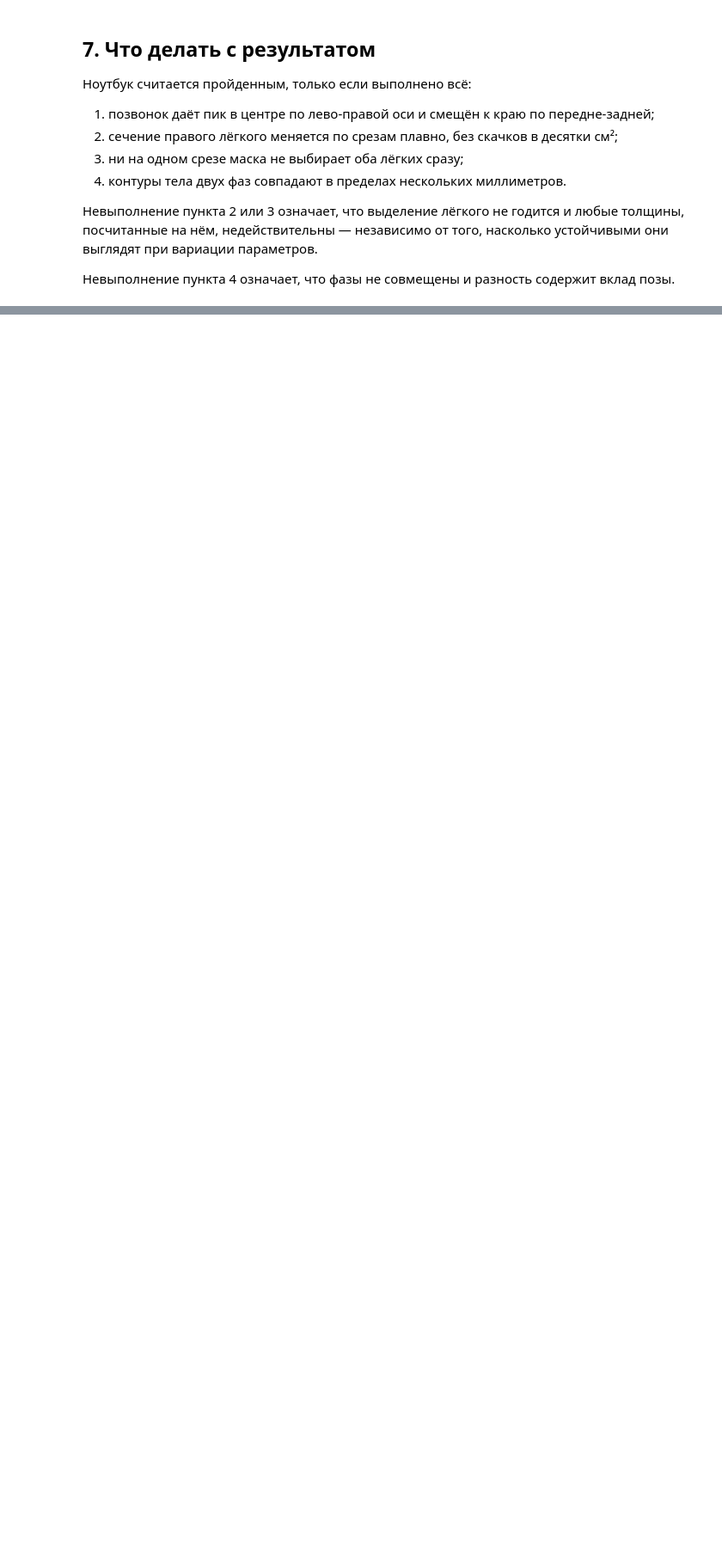
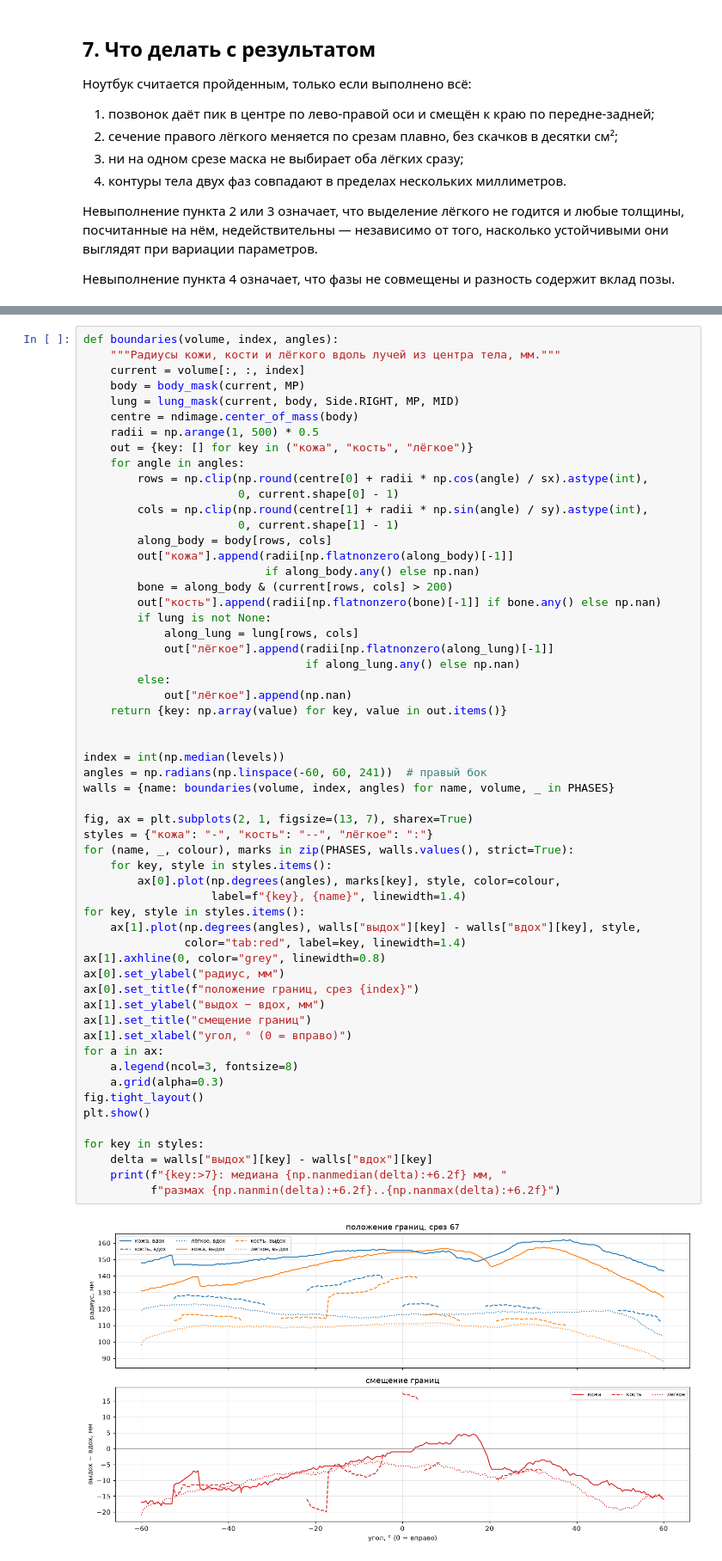
Before and after one commit to NixWrk/PhD_Disser, a Jupyter notebook: breath geometry/notebooks/01_inhale_exhale_inspection.ipynb, the cells around one changed output, grey strips where cells are left out. Shown at 86% size. Cells and saved outputs as stored; diff of their text form; blank space fills up the shorter version.

```diff
--- a/breath geometry/notebooks/01_inhale_exhale_inspection.ipynb
+++ b/breath geometry/notebooks/01_inhale_exhale_inspection.ipynb
@@ -325,0 +409,59 @@ plt.show()
+# %%
+def boundaries(volume, index, angles):
+    """Радиусы кожи, кости и лёгкого вдоль лучей из центра тела, мм."""
+    current = volume[:, :, index]
+    body = body_mask(current, MP)
+    lung = lung_mask(current, body, Side.RIGHT, MP, MID)
+    centre = ndimage.center_of_mass(body)
+    radii = np.arange(1, 500) * 0.5
+    out = {key: [] for key in ("кожа", "кость", "лёгкое")}
+    for angle in angles:
+        rows = np.clip(np.round(centre[0] + radii * np.cos(angle) / sx).astype(int),
+                       0, current.shape[0] - 1)
+        cols = np.clip(np.round(centre[1] + radii * np.sin(angle) / sy).astype(int),
+                       0, current.shape[1] - 1)
+        along_body = body[rows, cols]
+        out["кожа"].append(radii[np.flatnonzero(along_body)[-1]]
+                           if along_body.any() else np.nan)
+        bone = along_body & (current[rows, cols] > 200)
+        out["кость"].append(radii[np.flatnonzero(bone)[-1]] if bone.any() else np.nan)
+        if lung is not None:
+            along_lung = lung[rows, cols]
+            out["лёгкое"].append(radii[np.flatnonzero(along_lung)[-1]]
+                                 if along_lung.any() else np.nan)
+        else:
+            out["лёгкое"].append(np.nan)
+    return {key: np.array(value) for key, value in out.items()}
+
+
+index = int(np.median(levels))
+angles = np.radians(np.linspace(-60, 60, 241))  # правый бок
+walls = {name: boundaries(volume, index, angles) for name, volume, _ in PHASES}
+
+fig, ax = plt.subplots(2, 1, figsize=(13, 7), sharex=True)
+styles = {"кожа": "-", "кость": "--", "лёгкое": ":"}
+for (name, _, colour), marks in zip(PHASES, walls.values(), strict=True):
+    for key, style in styles.items():
+        ax[0].plot(np.degrees(angles), marks[key], style, color=colour,
+                   label=f"{key}, {name}", linewidth=1.4)
+for key, style in styles.items():
+    ax[1].plot(np.degrees(angles), walls["выдох"][key] - walls["вдох"][key], style,
+               color="tab:red", label=key, linewidth=1.4)
+ax[1].axhline(0, color="grey", linewidth=0.8)
+ax[0].set_ylabel("радиус, мм")
+ax[0].set_title(f"положение границ, срез {index}")
+ax[1].set_ylabel("выдох − вдох, мм")
+ax[1].set_title("смещение границ")
+ax[1].set_xlabel("угол, ° (0 = вправо)")
+for a in ax:
+    a.legend(ncol=3, fontsize=8)
+    a.grid(alpha=0.3)
+fig.tight_layout()
+plt.show()
+
+for key in styles:
+    delta = walls["выдох"][key] - walls["вдох"][key]
+    print(f"{key:>7}: медиана {np.nanmedian(delta):+6.2f} мм, "
+          f"размах {np.nanmin(delta):+6.2f}..{np.nanmax(delta):+6.2f}")
+# %% [output]
+[figure, added]
```
Also changed, not shown: parts of 10 cells of this notebook.
